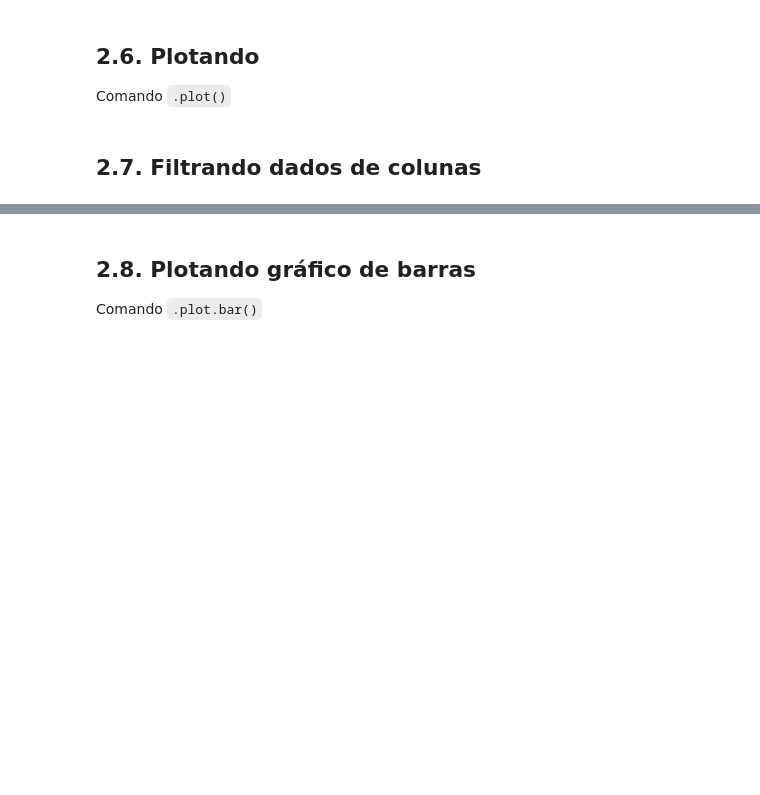
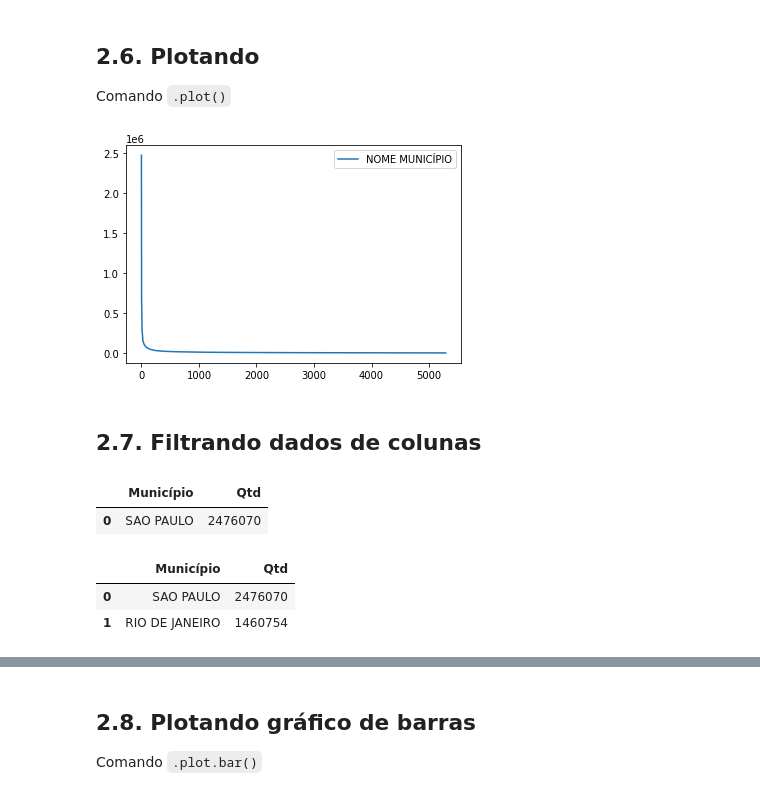
Before and after one commit to annerocha/Ci-ncia-de-dados, a Jupyter notebook: PythonBenford_31032021.ipynb, the cells around one changed output, grey strips where cells are left out. Saved outputs shown, nothing was run; the diff lists cells and outputs as text; code cells hidden in the pictures; blank space fills up the shorter version.

```diff
--- a/PythonBenford_31032021.ipynb
+++ b/PythonBenford_31032021.ipynb
@@ -201,6 +201,8 @@ import pandas as pd
 Importe o arquivo "aux_emerg"
 
 `nome_do_dataframe = pd.read_csv('caminho do arquivo')`
+# %%
+df_aux_emerg = pd.read_csv(aux_emerg)
 # %% [markdown]
 Mostre as 5 primeiras linhas do arquivo "aux_emerg"
 
@@ -216,3 +233,5 @@ comando `.head()`
+# %%
+df_aux_emerg.rename(columns={'Unnamed: 0':'Município', 'NOME MUNICÍPIO':'Qtd'}, inplace = True)
 # %% [markdown]
 ## 2.4. Exibindo as colunas disponíveis
 # %%
@@ -228,7 +261,21 @@ Comando `df['coluna']`
 ## 2.6. Plotando
 
 Comando `.plot()`
+# %%
+df_aux_emerg.plot();
+# %% [output]
+[figure, added]
 # %% [markdown]
 ## 2.7. Filtrando dados de colunas
 # %%
 # criar um array de booleanos
+df_aux_emerg[df_aux_emerg['Município']=='SAO PAULO']
+# %% [output]
+|  | Município | Qtd |
+| 0 | SAO PAULO | 2476070 |
+# %%
+df_aux_emerg[df_aux_emerg['Qtd'] > 1000000]
+# %% [output]
+|  | Município | Qtd |
+| 0 | SAO PAULO | 2476070 |
+| 1 | RIO DE JANEIRO | 1460754 |
```
Also changed, not shown: parts of 27 cells of this notebook.
